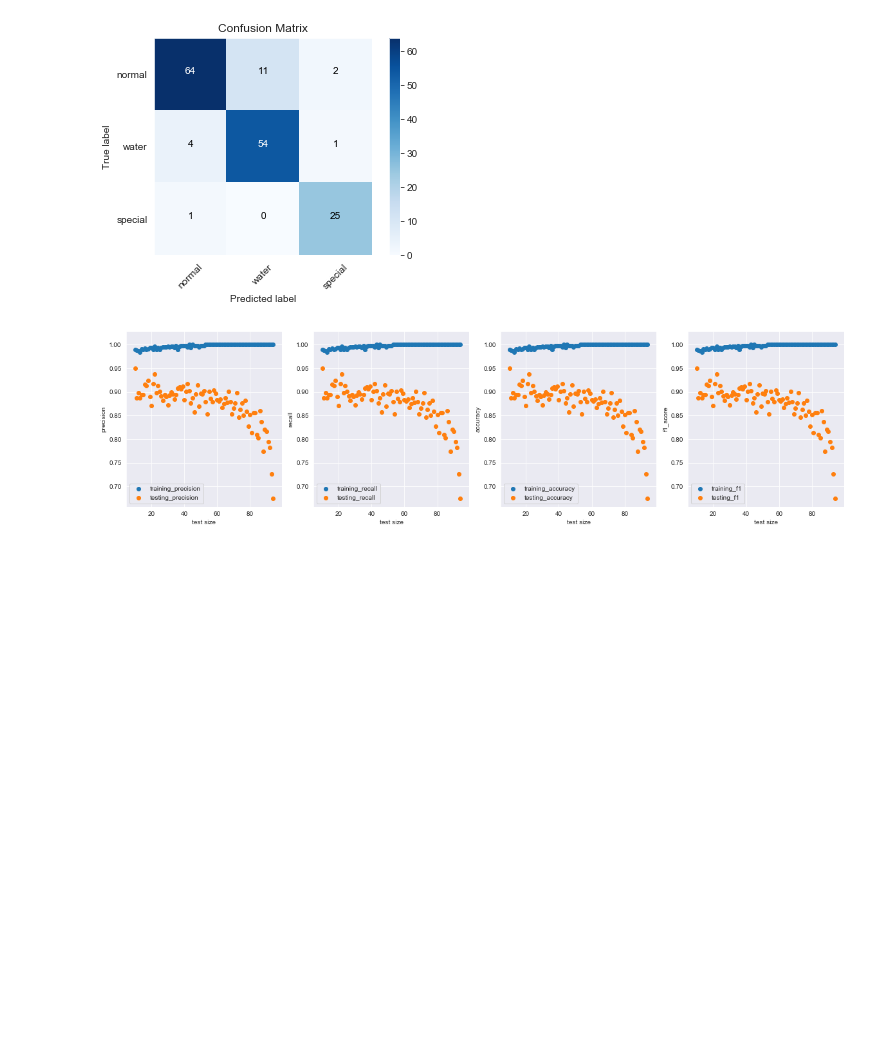
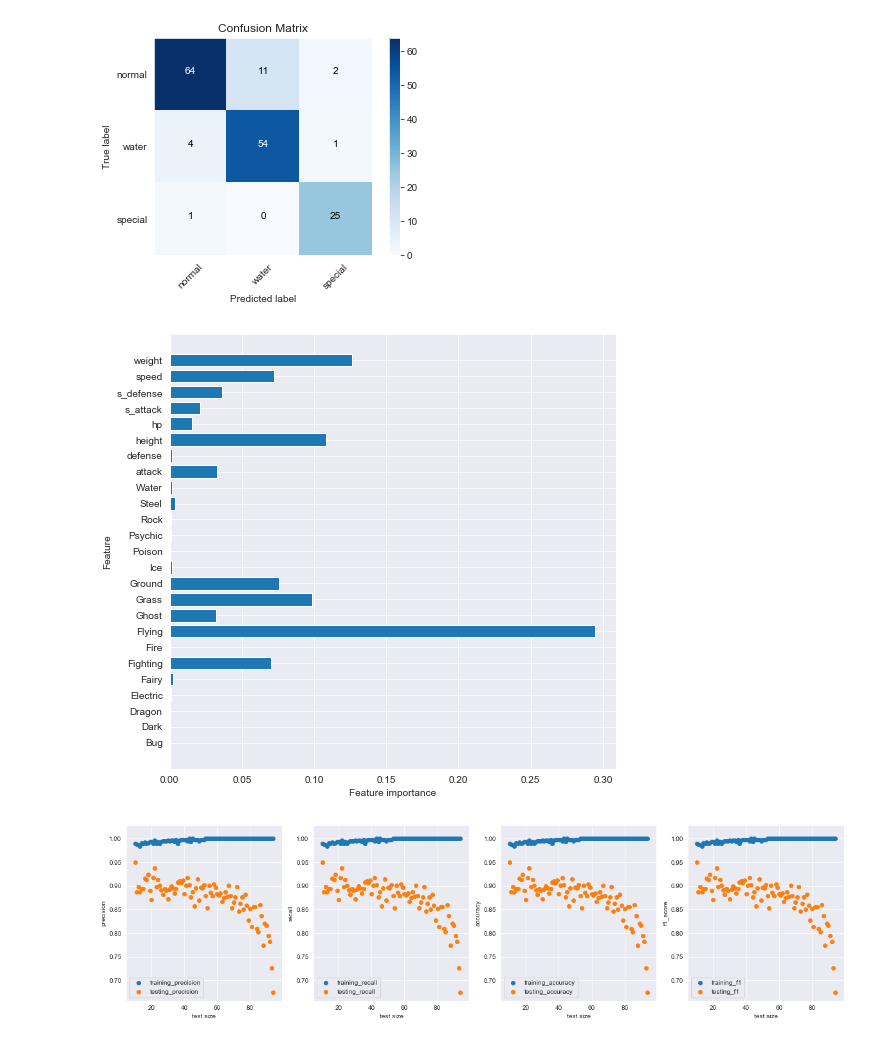
Before and after one commit to toprakmehmet/pokemon_types, a Jupyter notebook: pokemon_types.ipynb, the cells around one changed output. Saved outputs shown, nothing was run; the diff lists cells and outputs as text; code cells hidden in the pictures; blank space fills up the shorter version.

```diff
--- a/pokemon_types.ipynb
+++ b/pokemon_types.ipynb
@@ -639,6 +675,11 @@ gbt_conf_metrix = confusion_matrix(y_test, gbt_pred)
 conf_metrix(gbt_conf_metrix)
 # %% [output]
 [figure]
+# %%
+# plot feature importances
+plot_feature_importances(gbt_clf)
+# %% [output]
+[figure, added]
 # %%
 # plot metrixs by changing test size
 eva_plot(gbt_clf)
```
Also changed, not shown: parts of 8 cells of this notebook.
